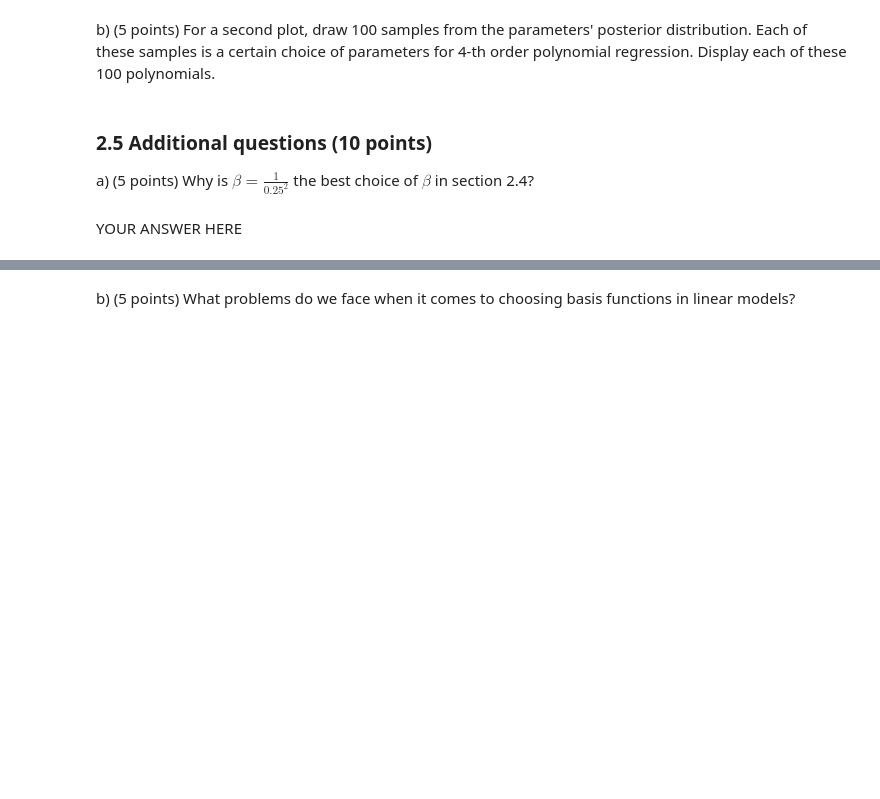
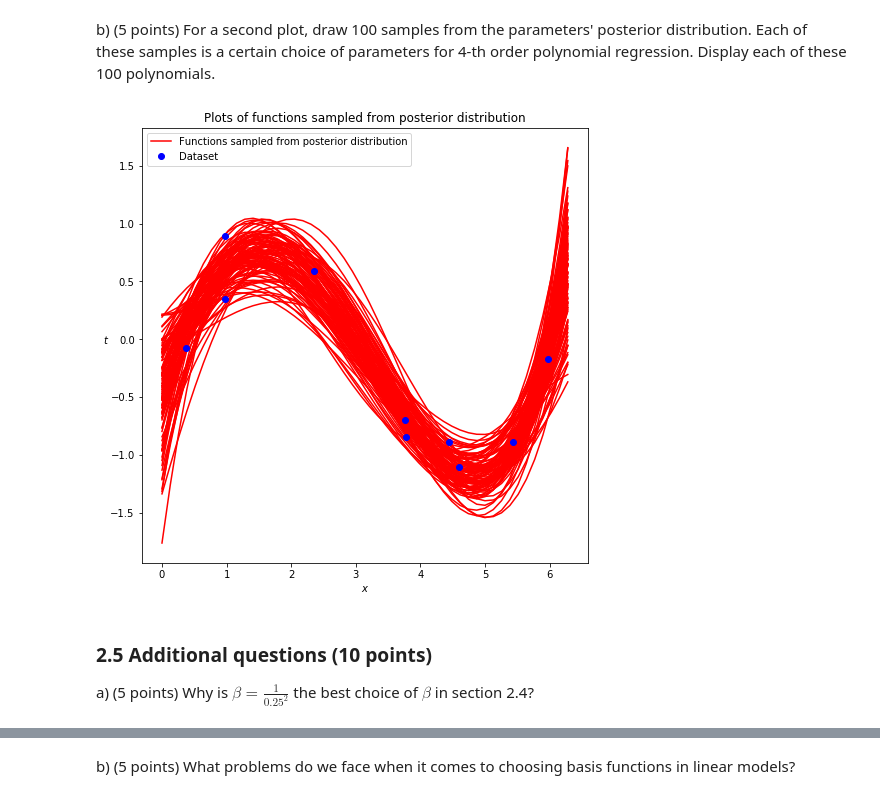
Before and after one commit to ML77777/ML1-18, a Jupyter notebook: Bobbie/lab1.ipynb, the cells around one changed output, grey strips where cells are left out. Cells and saved outputs as stored; diff of their text form; code cells hidden in the pictures; blank space fills up the shorter version.

```diff
--- a/Bobbie/lab1.ipynb
+++ b/Bobbie/lab1.ipynb
@@ -474,3 +442,9 @@ def gen_sine2(n):
+# %%
+def gen_sine2(n):
+    x = numpy.random.uniform(0.0, 2 * pi, n)
+    t = numpy.random.normal(loc=sin(x), scale=0.25)
+
+    return x, t
 # %%
 ### Test your function
 np.random.seed(42)
@@ -495,9 +469,3 @@ where $\alpha$ is the precision of the predictive distribution, and $\beta$ is t
 See MLPR chapter 3.3 for background.
 
 Write a method `fit_polynomial_bayes(x, t, M, alpha, beta)` that returns the mean $\bm_N$ and covariance $\bS_N$ of the posterior for a $M$-th order polynomial. In addition it should return the design matrix $\bPhi$. The arguments `x`, `t` and `M` have the same meaning as in question 1.2.
-# %%
-def fit_polynomial_bayes(x, t, M, alpha, beta):
-    # YOUR CODE HERE
-    raise NotImplementedError()
-
-    return m, S, Phi
@@ -564,6 +560,36 @@ raise NotImplementedError()
+# %%
+np.random.seed(42)
+
+manyx = np.linspace(0, 2 * pi, num=50)
+sample, sample_target = gen_sine2(10)
+
+M = 4
+beta = 16
+alpha = 2/5
+m, S, Phi = fit_polynomial_bayes(sample, sample_target, M, alpha, beta)
+
+plt.figure(1, figsize=(8,8))
+
+w = np.random.multivariate_normal(m, S)
+Phi = designmatrix(manyx, M)
+y = np.matmul(Phi, w)
+plt.plot(manyx, y, 'r', label='Functions sampled from posterior distribution')
+
+for i in range(99):
+    w = np.random.multivariate_normal(m, S)
+    Phi = designmatrix(manyx, M)
+    y = np.matmul(Phi, w)
+    plt.plot(manyx, y, 'r')
+
+plt.plot(sample, sample_target, 'bo', label='Dataset')
+plt.title("Plots of functions sampled from posterior distribution")
+plt.xlabel("$x$")
+plt.ylabel("$t$").set_rotation(0)
+plt.legend()
+plt.show()
+# %% [output]
+[figure, added]
 # %% [markdown]
 ### 2.5 Additional questions (10 points)
 
 a) (5 points) Why is $\beta=\frac{1}{0.25^2}$ the best choice of $\beta$ in section 2.4?
-# %% [markdown]
-YOUR ANSWER HERE
```
Also changed, not shown: parts of 16 cells of this notebook.
